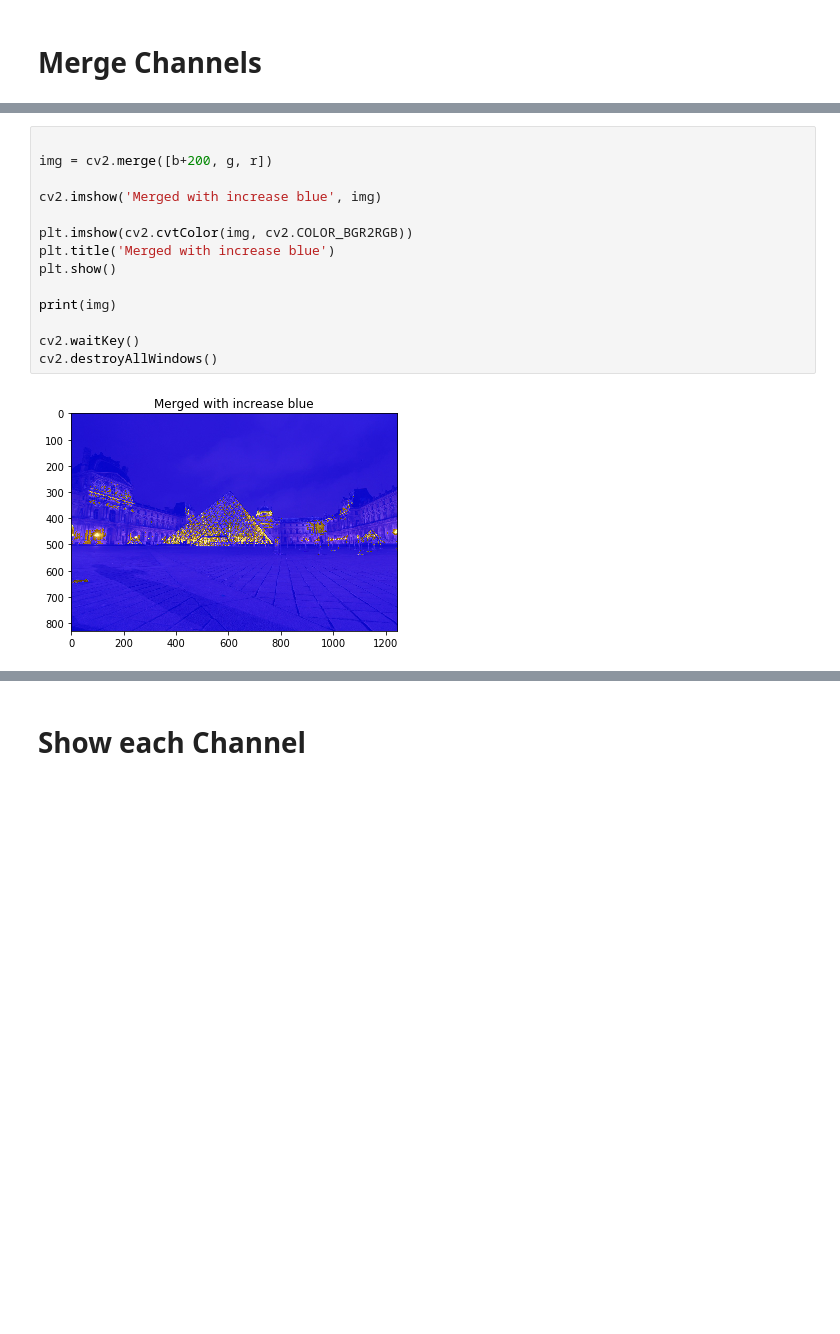
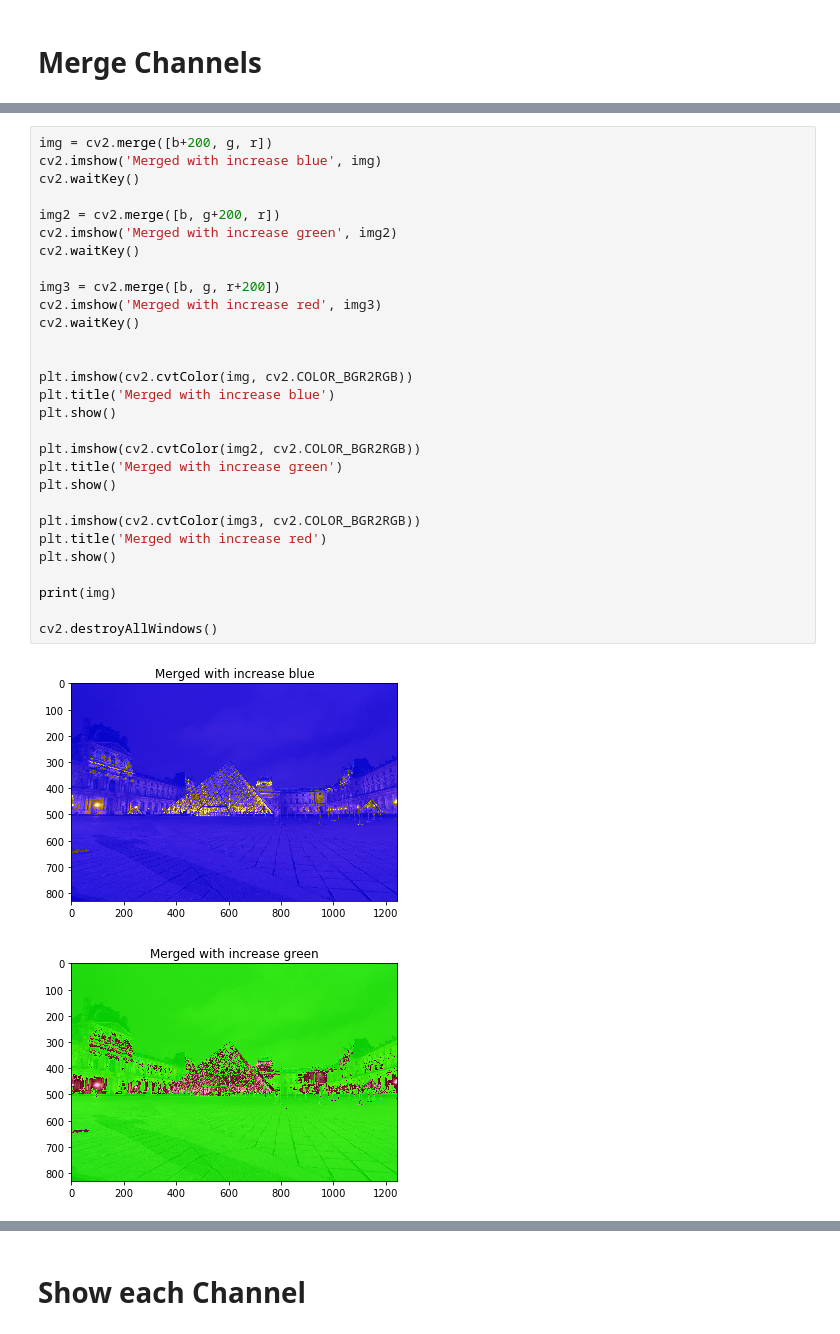
Before and after one commit to Jekso/Singularity-Computer-Vision, a Jupyter notebook: Module 1 Manipulate Images/5- Splitting And Merging.ipynb, the cells around one changed output, grey strips where cells are left out. Saved outputs shown, nothing was run; the diff lists cells and outputs as text; blank space fills up the shorter version.

```diff
--- a/Module 1 Manipulate Images/5- Splitting And Merging.ipynb
+++ b/Module 1 Manipulate Images/5- Splitting And Merging.ipynb
@@ -91,18 +110,34 @@ cv2.destroyAllWindows()
   [18 23 38]
   [19 24 39]]]
 # %%
+img = cv2.merge([b+200, g, r])
+cv2.imshow('Merged with increase blue', img)
+cv2.waitKey()
 
-img = cv2.merge([b+200, g, r])
+img2 = cv2.merge([b, g+200, r])
+cv2.imshow('Merged with increase green', img2)
+cv2.waitKey()
 
-cv2.imshow('Merged with increase blue', img)
+img3 = cv2.merge([b, g, r+200])
+cv2.imshow('Merged with increase red', img3)
+cv2.waitKey()
+
 
 plt.imshow(cv2.cvtColor(img, cv2.COLOR_BGR2RGB))
 plt.title('Merged with increase blue')
 plt.show()
 
+plt.imshow(cv2.cvtColor(img2, cv2.COLOR_BGR2RGB))
+plt.title('Merged with increase green')
+plt.show()
+
+plt.imshow(cv2.cvtColor(img3, cv2.COLOR_BGR2RGB))
+plt.title('Merged with increase red')
+plt.show()
+
 print(img)
 
-cv2.waitKey()
 cv2.destroyAllWindows()
 # %% [output]
-[figure, old version]
+[figure, new version]
+[figure, added]
```
Also changed, not shown: parts of 5 cells of this notebook, 7 other files.
